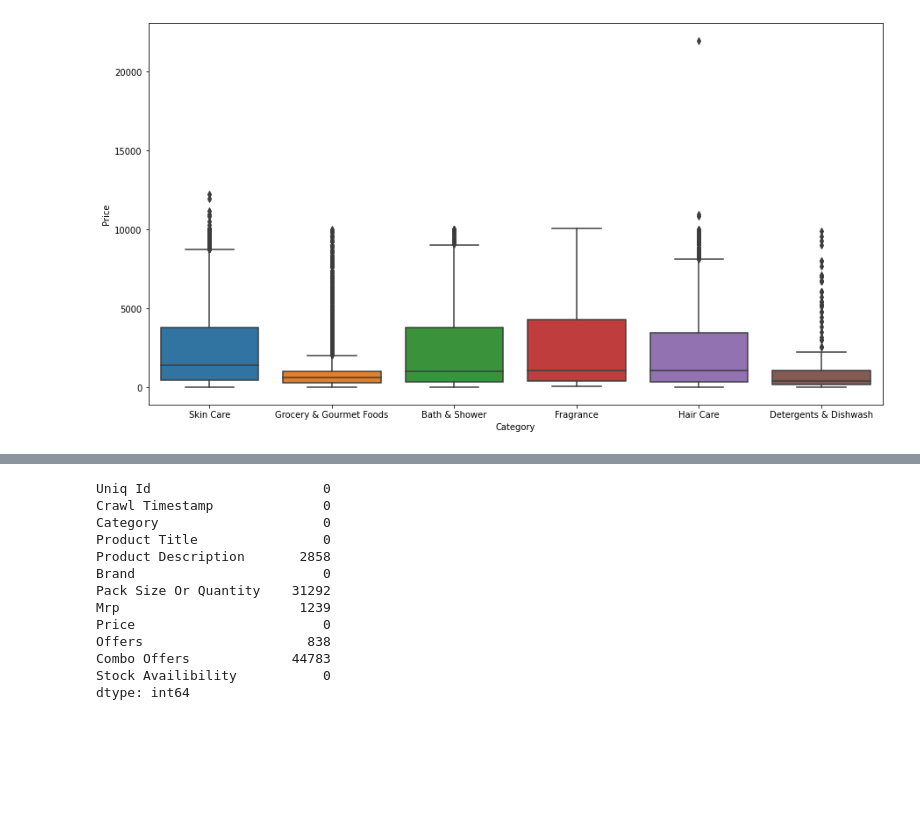
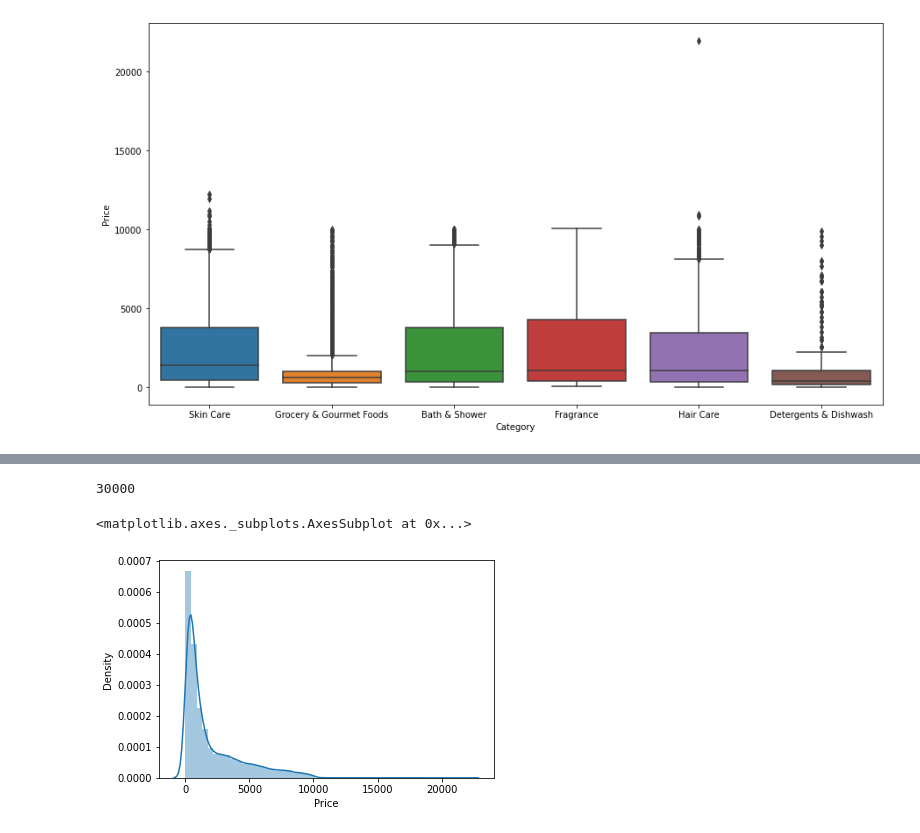
Before and after one commit to Abhishek4848/Amazon-product-listing-Analysis, a Jupyter notebook: AmazonDataAnalysis.ipynb, the cells around one changed output, grey strips where cells are left out. Cells and saved outputs as stored; diff of their text form; code cells hidden in the pictures; blank space fills up the shorter version.

```diff
--- a/AmazonDataAnalysis.ipynb
+++ b/AmazonDataAnalysis.ipynb
@@ -137,13 +140,23 @@ amzn['Price'].replace('NAN',np.NaN,inplace=True)
 print("EMPTY VALUES IN PRICE COLUMN: ",amzn['Price'].isna().sum())
 # %% [output]
 EMPTY VALUES IN PRICE COLUMN:  600
+# %%
+for i in range(len(amzn['Uniq Id'])):
+  try:
+    amzn['Price'][i] == float(amzn['Price'][i])
+    amzn['Mrp'][i] == float(amzn['Mrp'][i])
+  except:
+    price = float(amzn['Price'][i][1:])
+    mrp = float(amzn['Mrp'][i][1:])
+    amzn['Price'][i] = price
+    amzn['Mrp'][i] = mrp
 # %%
 for i in range(len(amzn['Uniq Id'])):
   try:
-    amzn['Price'][i] == float(amzn['Price'][i])
+    amzn['Mrp'][i] == float(amzn['Mrp'][i])
   except:
-    price = float(amzn['Price'][i][1:])
-    amzn['Price'][i] = price
+    mrp = float(amzn['Mrp'][i][1:])
+    amzn['Mrp'][i] = mrp
 # %%
 amzn['Category'].value_counts()
 # %% [output]
@@ -156,12 +169,14 @@ Detergents & Dishwash        197
 Name: Category, dtype: int64
 # %%
 amzn['Price'] = amzn['Price'].astype('float')
+amzn['Mrp'] = amzn['Mrp'].astype('float')
+
 skin_care = amzn[amzn['Category'] == 'Skin Care']
 grocery =  amzn[amzn['Category'] == 'Grocery & Gourmet Foods']
 bath = amzn[amzn['Category'] == 'Bath & Shower']
 fragrance = amzn[amzn['Category'] == 'Fragrance']
 Hair = amzn[amzn['Category'] == 'Hair Care']
-Dish =amzn[amzn['Category'] == 'Skin Care']
+Dish =amzn[amzn['Category'] == 'Detergents & Dishwash']
 #np.mean([amzn['Price'][i]=='Hair Care' for i in range(len(amzn['Uniq Id']))])
 # %%
 plt.figure(figsize = (15,8))
@@ -193,3 +208,16 @@ A value is trying to be set on a copy of a slice from a DataFrame
 
 See the caveats in the documentation: https://pandas.pydata.org/pandas-docs/stable/user_guide/indexing.html#returning-a-view-versus-a-copy
   downcast=downcast,
+# %%
+print("THE MEDIAN MRP FOR THE CATEGORY SKIN CARE IS : ",np.nanmedian(skin_care['Mrp']))
+skin_care['Mrp'].fillna(np.nanmedian(skin_care['Mrp']),inplace=True)
+print("THE MEDIAN MRP FOR THE CATEGORY GROCERY IS : ",np.nanmedian(grocery['Mrp']))
+grocery['Mrp'].fillna(np.nanmedian(grocery['Mrp']),inplace=True)
+print("THE MEDIAN MRP FOR THE CATEGORY BATH & SHOWER IS : ",np.nanmedian(bath['Mrp']))
+bath['Mrp'].fillna(np.nanmedian(bath['Mrp']),inplace=True)
+print("THE MEDIAN MRP FOR THE CATEGORY FRAGRANCE IS : ",np.nanmedian(fragrance['Mrp']))
+fragrance['Mrp'].fillna(np.nanmedian(fragrance['Mrp']),inplace=True)
+print("THE MEDIAN MRP FOR THE CATEGORY HAIR CARE IS : ",np.nanmedian(Hair['Mrp']))
+Hair['Mrp'].fillna(np.nanmedian(Hair['Mrp']),inplace=True)
+print("THE MEDIAN MRP FOR THE CATEGORY DETERGENTS & DISHWASH IS : ",np.nanmedian(Dish['Mrp']))
+Dish['Mrp'].fillna(np.nanmedian(Dish['Mrp']),inplace=True)
@@ -196,17 +235,10 @@ See the caveats in the documentation: https://pandas.pydata.org/pandas-docs/stab
 # %%
 amzn = pd.concat([skin_care,grocery,bath,fragrance,Hair,Dish])
-amzn.isna().sum()
+len(amzn)
 # %% [output]
-Uniq Id                      0
-Crawl Timestamp              0
-Category                     0
-Product Title                0
-Product Description       2858
-Brand                        0
-Pack Size Or Quantity    31292
-Mrp                       1239
-Price                        0
-Offers                     838
-Combo Offers             44783
-Stock Availibility           0
-dtype: int64
+30000
+# %%
+sns.distplot(amzn['Price'])
+# %% [output]
+<matplotlib.axes._subplots.AxesSubplot at 0x...>
+[figure, added]
```
Also changed, not shown: parts of 42 cells of this notebook.
